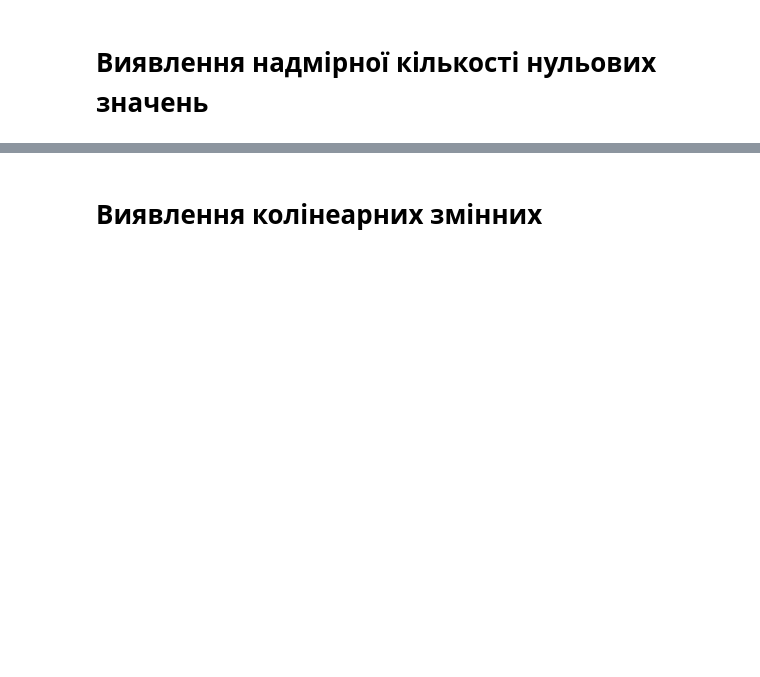
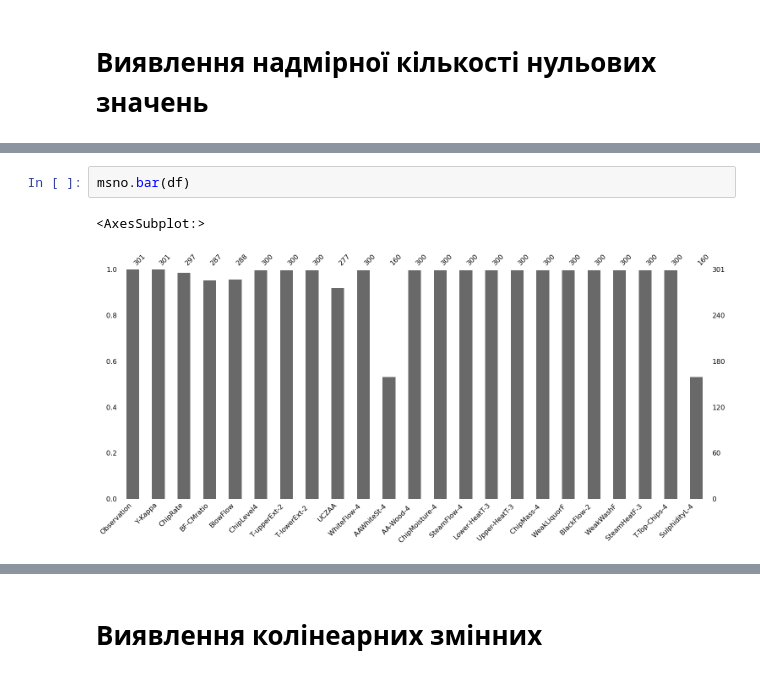
Before and after one commit to Jekson2007/notes_DS, a Jupyter notebook: Exploratory Data Analysis.ipynb, the cells around one changed output, grey strips where cells are left out. Drawn from its saved outputs; the diff is of its cells as text; blank space fills up the shorter version.

```diff
--- a/Exploratory Data Analysis.ipynb
+++ b/Exploratory Data Analysis.ipynb
@@ -163,0 +181,5 @@ Statistics=0.060, p-value=0.806
+# %%
+msno.bar(df)
+# %% [output]
+<AxesSubplot:>
+[figure, added]
```
Also changed, not shown: parts of 20 cells of this notebook, 4 other files.
